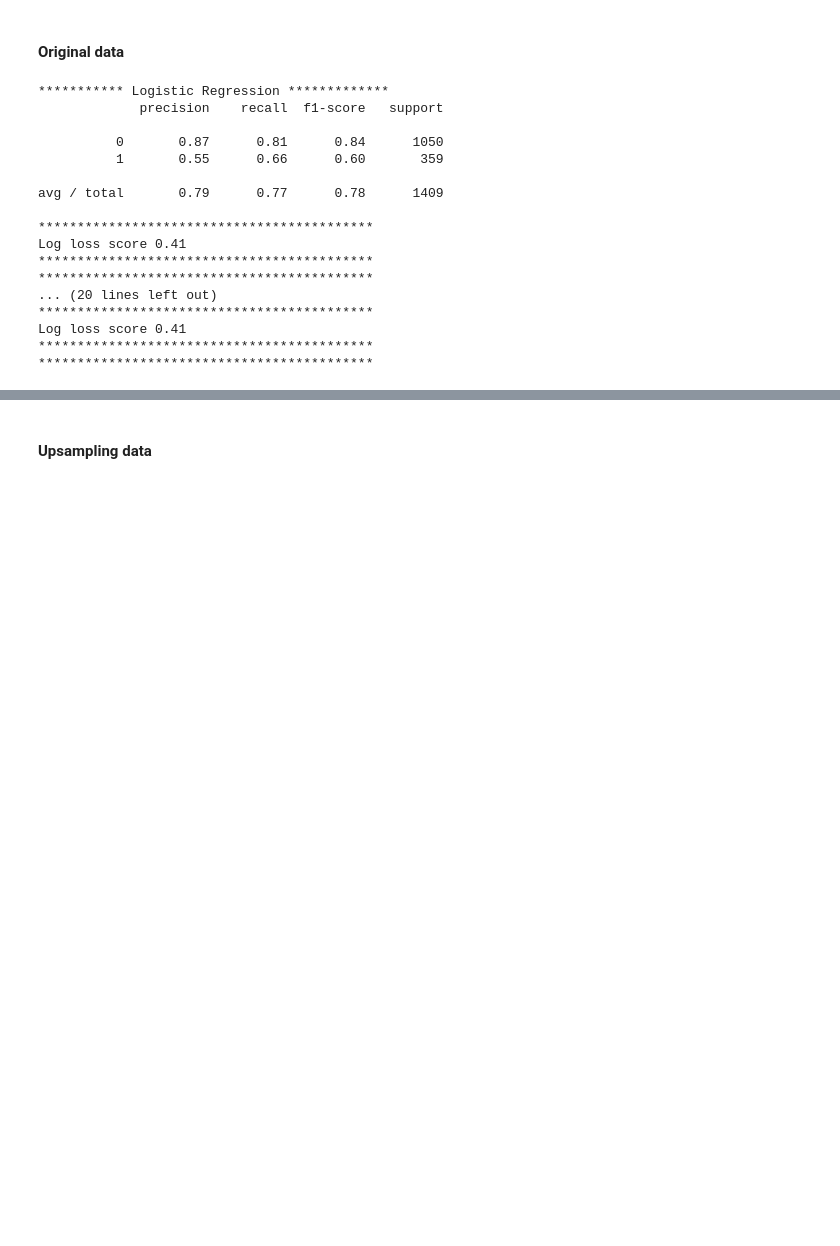
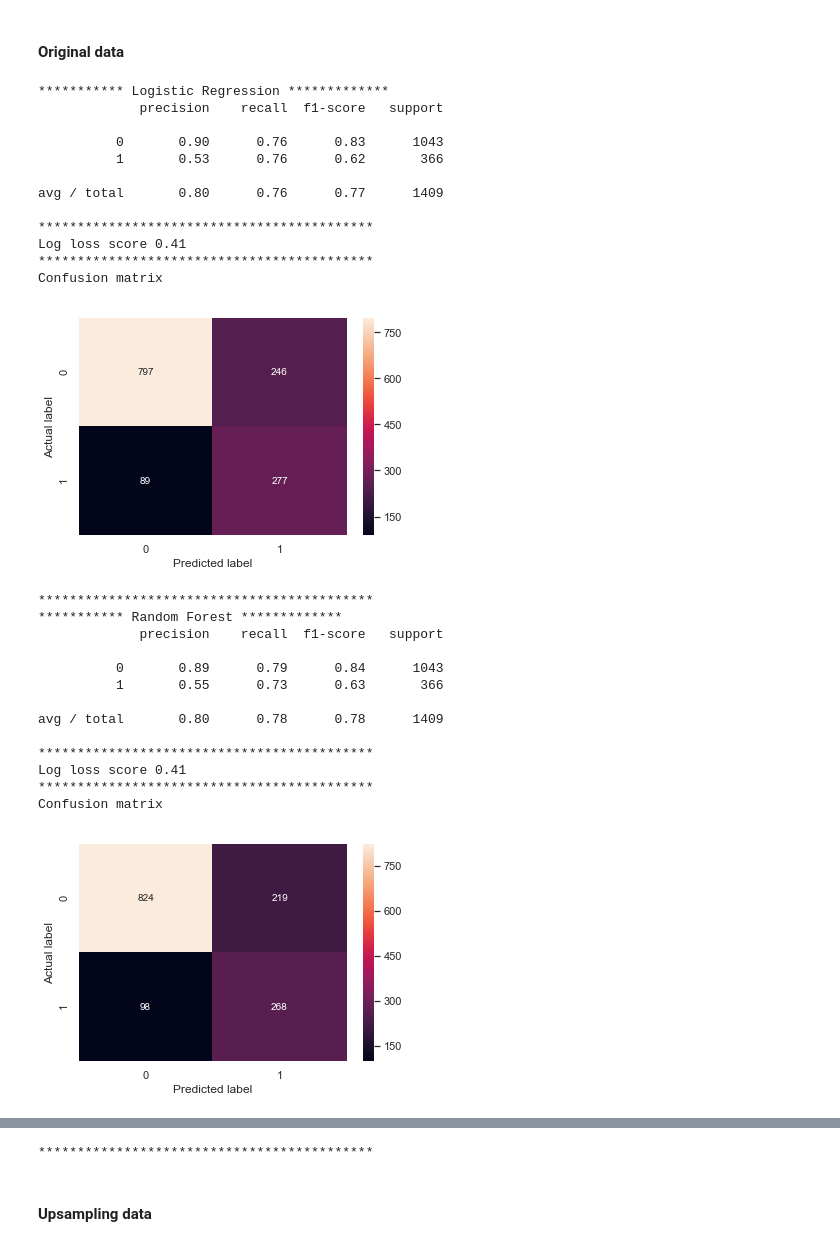
Before and after one commit to ShivaliPatel/Data-science-projects, a Jupyter notebook: Telco_customer_churn/Notebooks/Telecom Churn Prediction-v2.ipynb, the cells around one changed output, grey strips where cells are left out. Saved outputs shown, nothing was run; the diff lists cells and outputs as text; code cells hidden in the pictures; blank space fills up the shorter version.

```diff
--- a/Telco_customer_churn/Notebooks/Telecom Churn Prediction-v2.ipynb
+++ b/Telco_customer_churn/Notebooks/Telecom Churn Prediction-v2.ipynb
@@ -1398,7 +1386,6 @@ def Model_evaluation(models, clsModelsNm, x_train, y_train, x_test, y_test,  thr
                                                    ,y_pred = predicted
                                                    #,normalize = 'true'
                                                    )
-        #confusion_matrix_matrix = confusion_matrix_matrix / confusion_matrix_matrix.astype(np.float).sum(axis=1)
 
         print("***********",clsModelsNm[i], "*************")
         print(metrics.classification_report(y_test, predicted))
@@ -1406,48 +1393,58 @@ def Model_evaluation(models, clsModelsNm, x_train, y_train, x_test, y_test,  thr
         #print("Log loss score", round(metrics.log_loss(y_test,models[i].predict_proba(x_test)[:,1]),2))
         print("Log loss score", round(Cus_log_loss(y_test,predicted_proba[:,1]),2))
         print("*******************************************")
-        #print("Confusion matrix")
-        #sns.heatmap(confusion_matrix_matrix
-        #            , annot=True
-        #            , fmt="d"
-        #           )
-        #plt.xlabel("Predicted label")
-        #plt.ylabel("Actual label")
-        #plt.show()
+        print("Confusion matrix")
+        sns.heatmap(confusion_matrix_matrix
+                    , annot=True
+                    , fmt="d"
+                   )
+        plt.xlabel("Predicted label")
+        plt.ylabel("Actual label")
+        plt.show()
         print("*******************************************")
 
         predicted_val[model] = predicted
 # %% [markdown]
 #### Original data
 # %%
-Logistic_threshold = 0.37
-Random_forest_threshold = 0.31
-Gradient_boosting_threshold = 0.33
+Logistic_threshold = 0.28
+Random_forest_threshold = 0.33
+Gradient_boosting_threshold = 0.35
 
 Model_evaluation(clsModels
                  , clsModelsNm
                  , x_train
                  , y_train
                  , x_test
                  , y_test
                  , [Logistic_threshold
                     ,Random_forest_threshold
                     , Gradient_boosting_threshold  ] )
 # %% [output]
 *********** Logistic Regression *************
              precision    recall  f1-score   support
 
-          0       0.87      0.81      0.84      1050
-          1       0.55      0.66      0.60       359
+          0       0.90      0.76      0.83      1043
+          1       0.53      0.76      0.62       366
 
-avg / total       0.79      0.77      0.78      1409
+avg / total       0.80      0.76      0.77      1409
 
 *******************************************
 Log loss score 0.41
 *******************************************
-*******************************************
-... (20 lines left out)
-*******************************************
-Log loss score 0.41
-*******************************************
-*******************************************
+Confusion matrix
+[figure, added]
+*******************************************
+*********** Random Forest *************
+             precision    recall  f1-score   support
+
+          0       0.89      0.79      0.84      1043
+          1       0.55      0.73      0.63       366
+
+avg / total       0.80      0.78      0.78      1409
+
+*******************************************
+Log loss score 0.41
+*******************************************
+Confusion matrix
+[figure, added]
@@ -1454,3 +1465,4 @@ Log loss score 0.41
+*******************************************
 # %% [markdown]
 #### Upsampling data
 # %%
```
Also changed, not shown: parts of 23 cells of this notebook, 10 other files.
